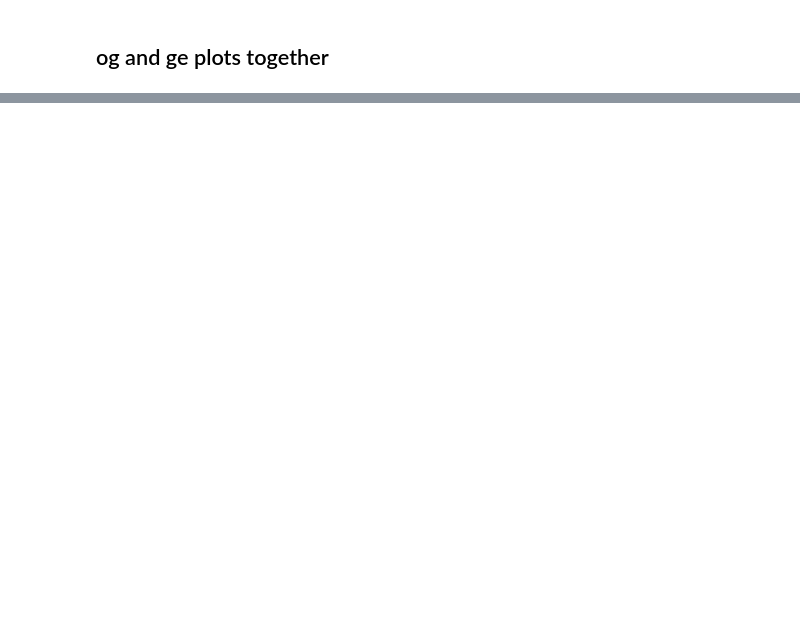
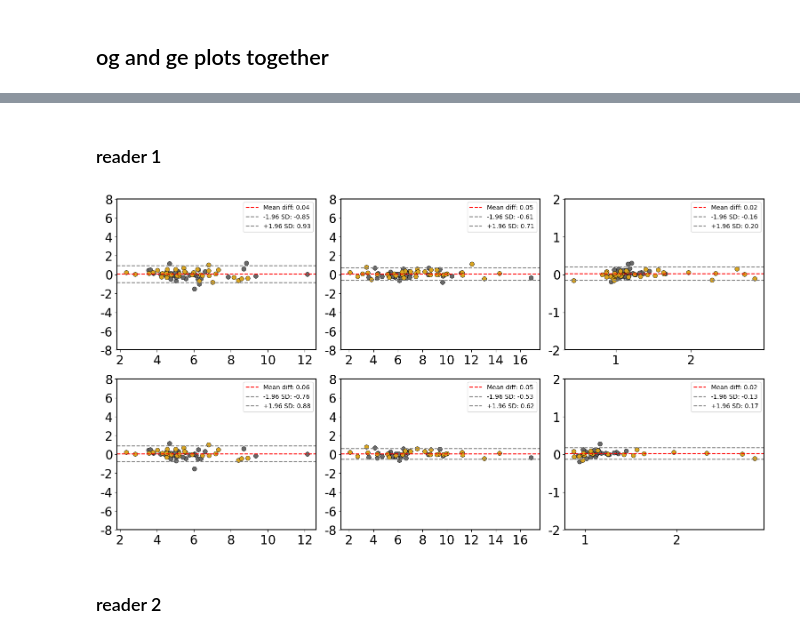
Before and after one commit to AiDALabUCSD/auto-flow_pipeline, a Jupyter notebook: src/notebooks/bland_altman_plots.ipynb, the cells around one changed output, grey strips where cells are left out. Cells and saved outputs as stored; diff of their text form; code cells hidden in the pictures; blank space fills up the shorter version.

```diff
--- a/src/notebooks/bland_altman_plots.ipynb
+++ b/src/notebooks/bland_altman_plots.ipynb
@@ -235,0 +244,24 @@ fig.savefig(SAVE_PATH + f'bland-altman_dual{comp_suffix}.png', dpi=300, bbox_inc
+# %% [markdown]
+### reader 1
+# %%
+comp_suffix = '_PR'
+
+fig, axes = create_bland_altman_2x3_dual_dataset(
+    df_a=df_ge,
+    df_b=df_og,
+    comp_suffix=comp_suffix,
+    threshold=0.5,
+    label_a=label_ge,
+    label_b=label_og,
+    color_a=color_ge,
+    color_b=color_og
+)
+
+plt.show()
+
+
+fig.savefig(SAVE_PATH + f'bland-altman_dual{comp_suffix}.png', dpi=300, bbox_inches='tight')
+# %% [output]
+[figure, added]
+# %% [markdown]
+### reader 2
```
Also changed, not shown: parts of 12 cells of this notebook, 2 other files.
